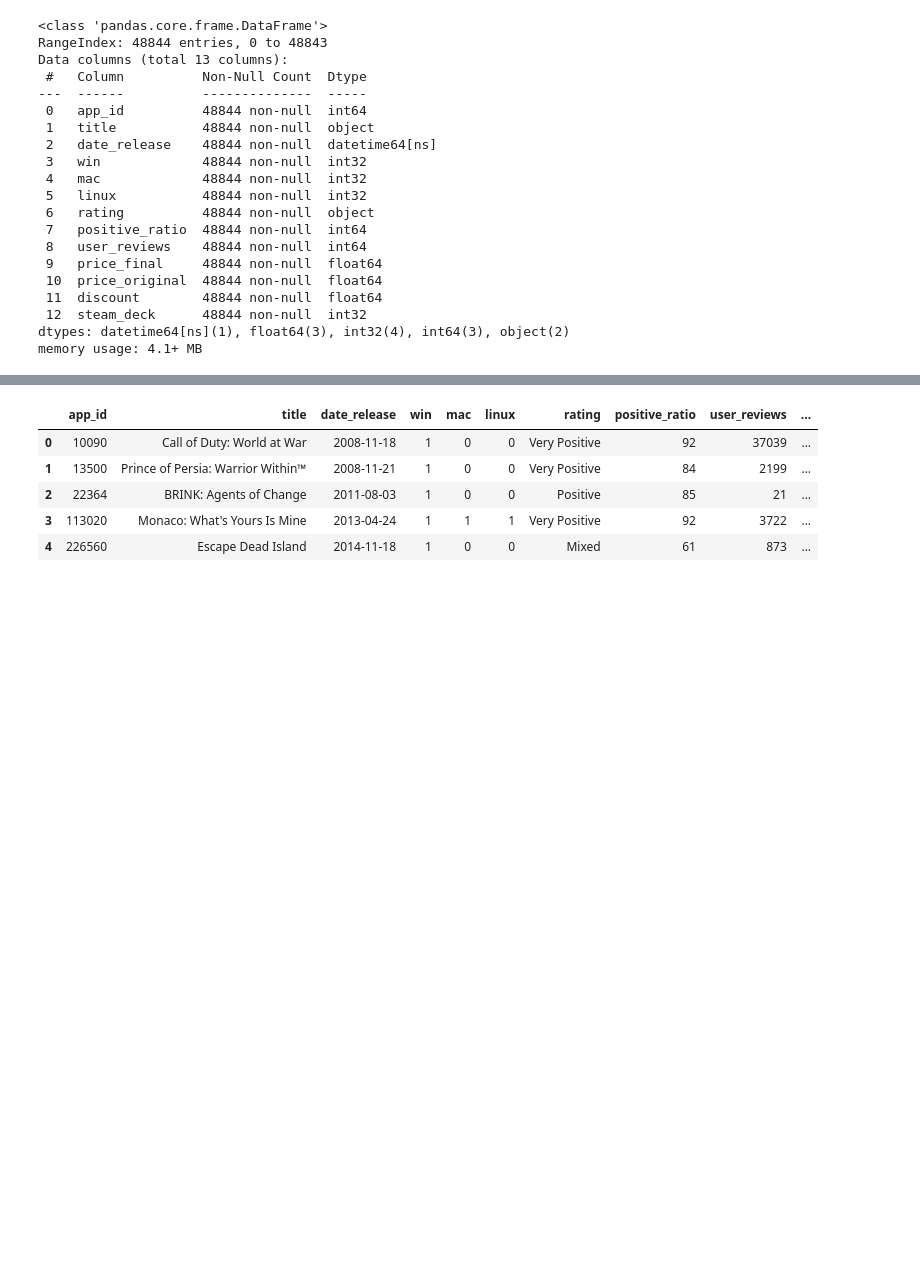
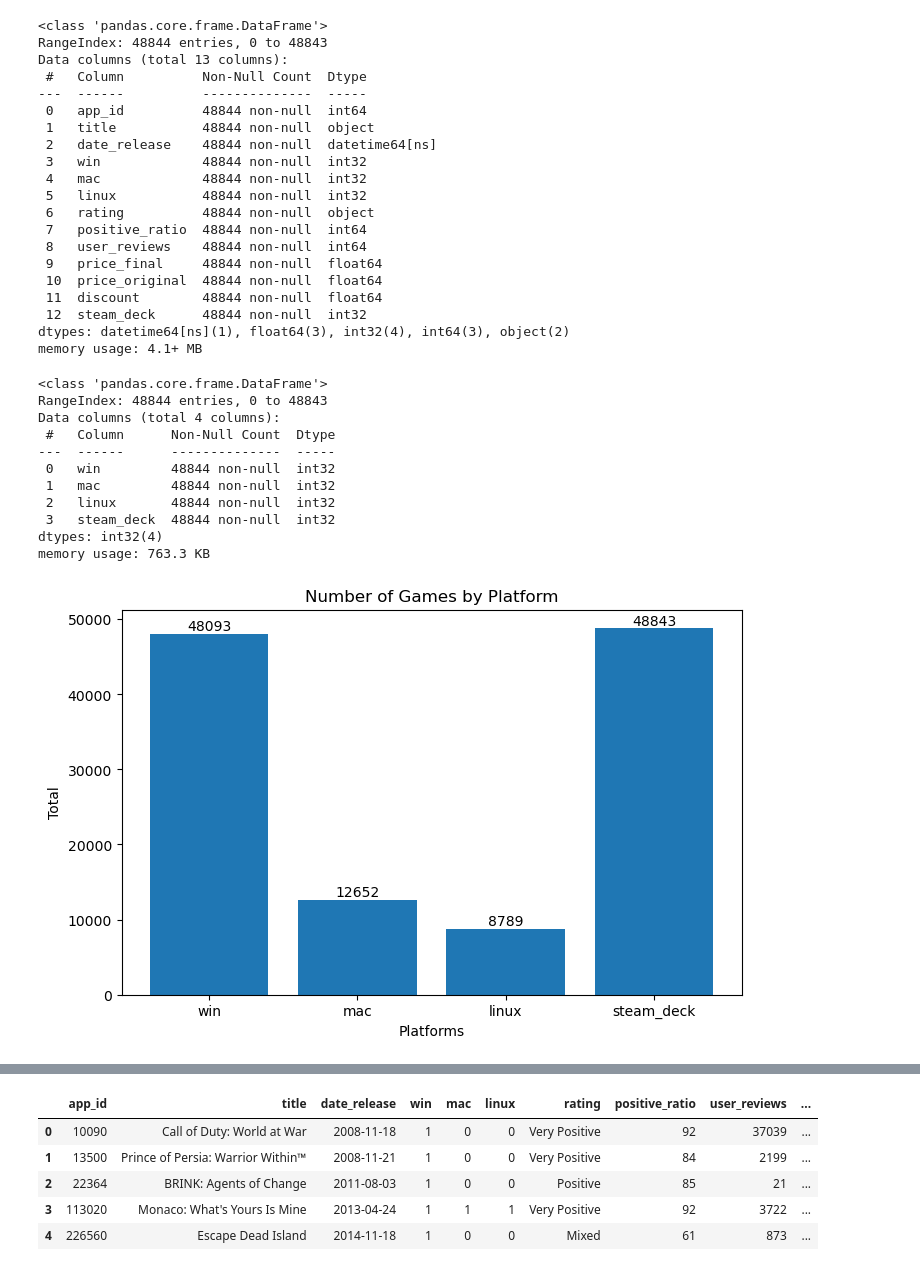
Before and after one commit to ericbohner/Capstone, a Jupyter notebook: data_cleaning.ipynb, the cells around one changed output, grey strips where cells are left out. Saved outputs shown, nothing was run; the diff lists cells and outputs as text; code cells hidden in the pictures; blank space fills up the shorter version.

```diff
--- a/data_cleaning.ipynb
+++ b/data_cleaning.ipynb
@@ -130,3 +130,35 @@ Data columns (total 13 columns):
  12  steam_deck      48844 non-null  int32
 dtypes: datetime64[ns](1), float64(3), int32(4), int64(3), object(2)
 memory usage: 4.1+ MB
+# %%
+# see platform information
+platforms = game_reviews_df[['win','mac','linux','steam_deck']]
+platforms.info()
+
+plt.figure(figsize=(8,5))
+
+# sum each column
+totals = platforms.sum()
+
+plt.bar(totals.index, totals.values)
+plt.xlabel('Platforms')
+plt.ylabel('Total')
+plt.title('Number of Games by Platform')
+
+for i, v in enumerate(totals):
+    plt.text(i, v, str(v), ha='center', va='bottom')
+
+plt.show()
+# %% [output]
+<class 'pandas.core.frame.DataFrame'>
+RangeIndex: 48844 entries, 0 to 48843
+Data columns (total 4 columns):
+ #   Column      Non-Null Count  Dtype
+---  ------      --------------  -----
+ 0   win         48844 non-null  int32
+ 1   mac         48844 non-null  int32
+ 2   linux       48844 non-null  int32
+ 3   steam_deck  48844 non-null  int32
+dtypes: int32(4)
+memory usage: 763.3 KB
+[figure, added]
```
Also changed, not shown: parts of 16 cells of this notebook.
